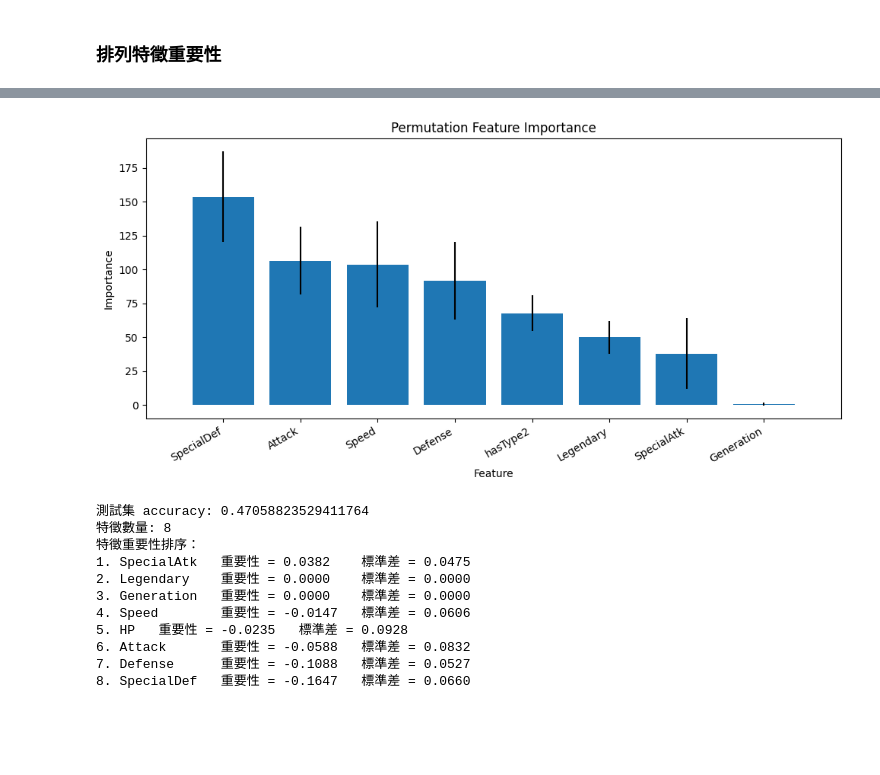
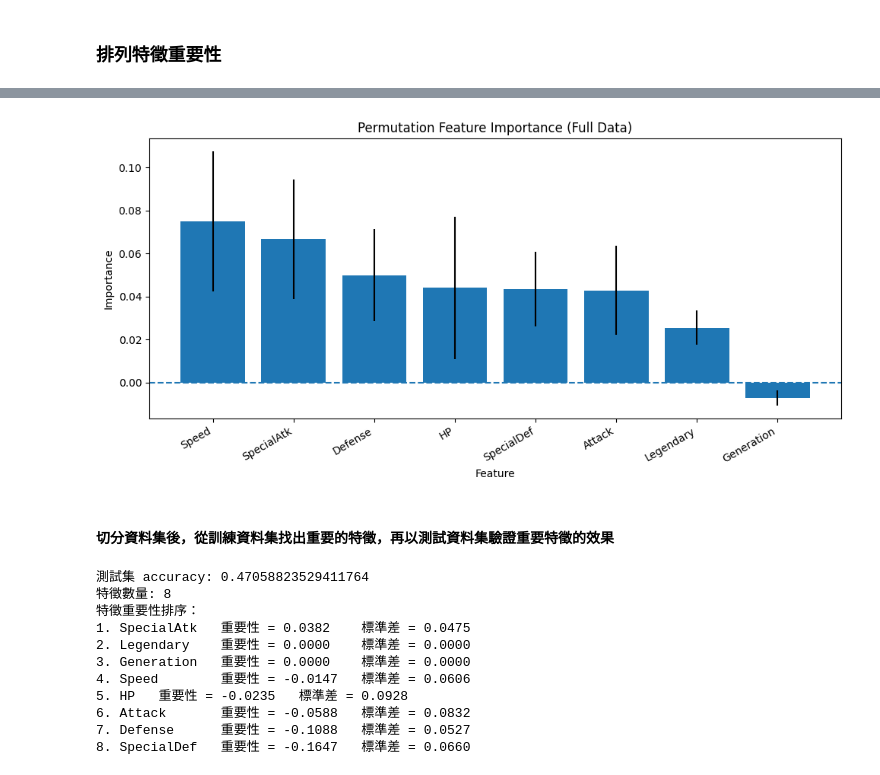
Before and after one commit to telunyang/python_machine_learning, a Jupyter notebook: 1/1.ipynb, the cells around one changed output, grey strips where cells are left out. Cells and saved outputs as stored; diff of their text form; code cells hidden in the pictures; blank space fills up the shorter version.

```diff
--- a/1/1.ipynb
+++ b/1/1.ipynb
@@ -3394,64 +3406,47 @@ for rank in range(X.shape[1]):
 # %%
 import matplotlib.pyplot as plt
 import numpy as np
-
-# ============================================================
-# 繪製排列特徵重要性圖
-# ============================================================
-# importance：
-# 每個特徵的重要性平均值。
-#
-# std：
-# 每個特徵重要性的標準差。
-#
-# idx：
-# 根據重要性由大到小排序後的索引。
-# ============================================================
 
 # 依照特徵重要性由大到小排序
 idx = np.argsort(importance)[::-1]
 
 # 設定圖片大小
 plt.figure(figsize=(10, 5))
 
 # 設定圖表標題
-plt.title("Permutation Feature Importance")
+plt.title("Permutation Feature Importance (Full Data)")
 
 # 繪製長條圖
-# range(X.shape[1])：x 軸位置
-# importance[idx]：依照重要性排序後的特徵重要性
-# yerr=std[idx]：加入標準差作為誤差線
 plt.bar(
     range(X.shape[1]),
     importance[idx],
     yerr=std[idx]
 )
 
+# 加上 y=0 的水平線，方便判斷正負重要性
+plt.axhline(y=0, linestyle='--')
+
 # 設定 x 軸標籤
-# X.columns[idx]：依照重要性排序後的特徵名稱
-# rotation=30：將特徵名稱旋轉 30 度，避免文字重疊
-# ha='right'：讓旋轉後的文字靠右對齊
 plt.xticks(
     range(X.shape[1]),
     X.columns[idx],
     rotation=30,
     ha='right'
 )
 
-# 設定 y 軸與 x 軸名稱
+# 設定座標軸名稱
+plt.xlabel("Feature")
 plt.ylabel("Importance")
-plt.xlabel("Feature")
-
-# 設定 x 軸顯示範圍
-plt.xlim([-1, X.shape[1]])
 
 # 自動調整版面，避免標籤被裁切
 plt.tight_layout()
 
 # 顯示圖表
 plt.show()
 # %% [output]
-[figure, old version]
+[figure, new version]
+# %% [markdown]
+#### 切分資料集後，從訓練資料集找出重要的特徵，再以測試資料集驗證重要特徵的效果
 # %%
 import numpy as np
 import pandas as pd
```
Also changed, not shown: parts of 5 cells of this notebook, 2 other files.
